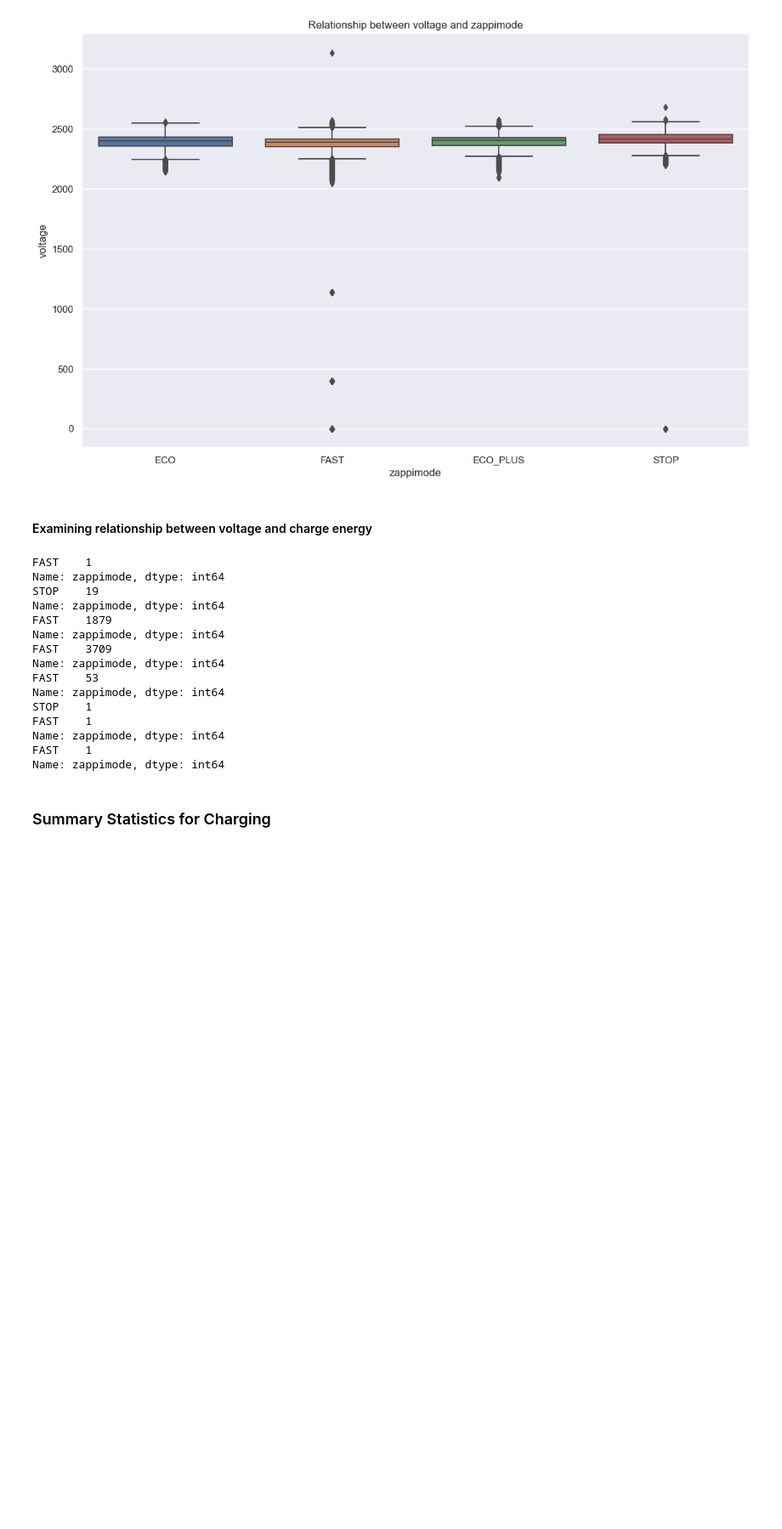
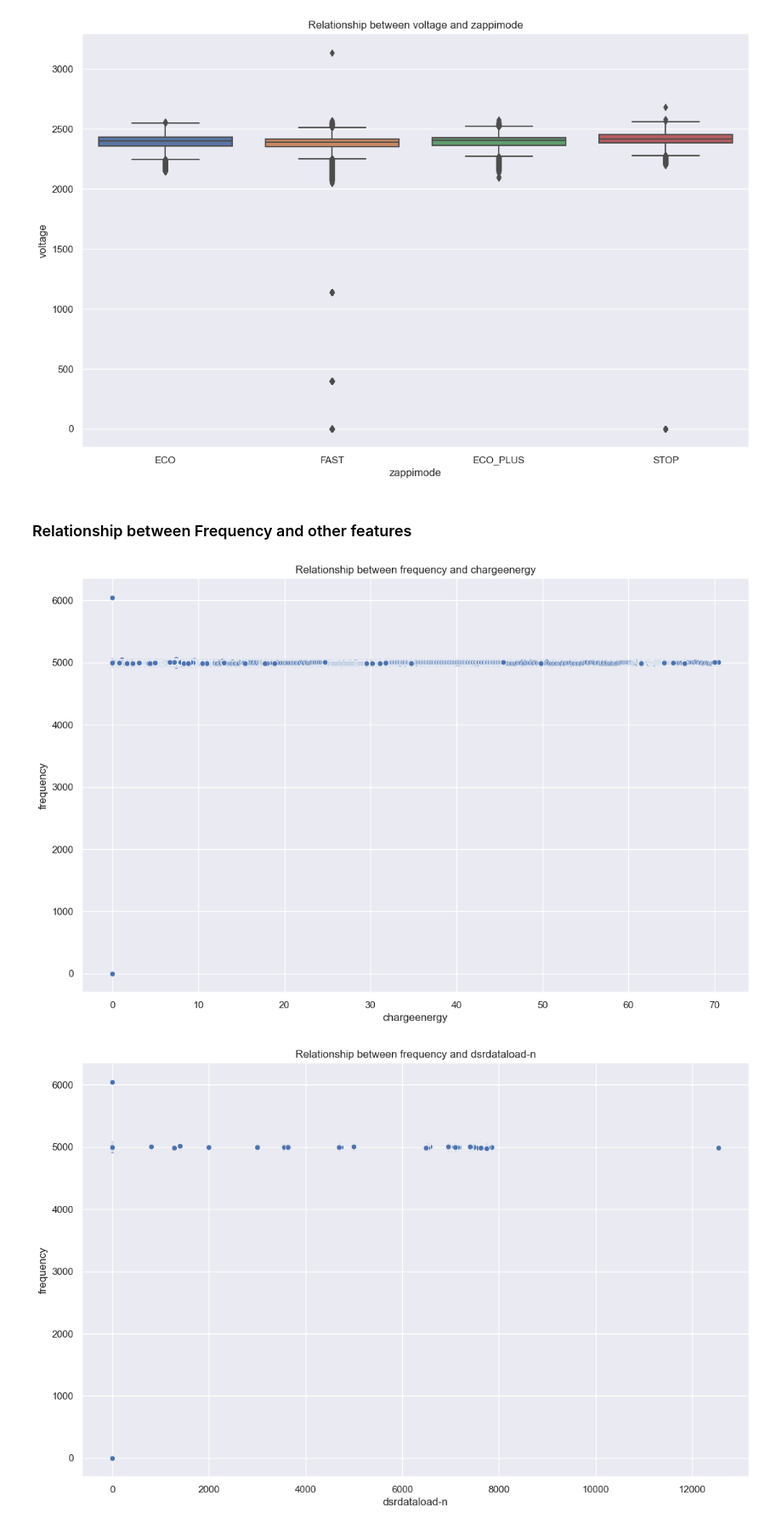
Before and after one commit to Clement-Quaye/EV-Analysis-and-the-Energy-Transition, a Jupyter notebook: Models/EV_Data-EDA.ipynb, the cells around one changed output. Shown at 85% size. Drawn from its saved outputs; the diff is of its cells as text; code cells hidden in the pictures; blank space fills up the shorter version.

Commit message:
Examine relationship between Voltage & Frequency (respectively) and other features

```diff
--- a/Models/EV_Data.ipynb
+++ b/Models/EV_Data-EDA.ipynb
@@ -269,31 +269,14 @@ for combination in itertools.product(list(data_columns), repeat=2):
 [figure]
 [figure]
 [figure]
-# %% [markdown]
-#### Examining relationship between voltage and charge energy
-# %%
-print(data[(data.voltage < 10) & (data.chargeenergy < 2)]['zappimode'].value_counts())
-print(data[(data.voltage == 0) & (data.chargeenergy < 5)]['zappimode'].value_counts())
-print(data[(data.voltage == 0) & (data.chargeenergy > 30)]['zappimode'].value_counts())
-print(data[(data.voltage < 500) & (data.chargeenergy > 50)]['zappimode'].value_counts())
-print(data[(data.voltage < 1500) & (data.chargeenergy == 0)]['zappimode'].value_counts())
-print(data[(data.voltage > 2600) & (data.chargeenergy < 5)]['zappimode'].value_counts())
-print(data[(data.voltage > 3000) & (data.chargeenergy == 0)]['zappimode'].value_counts())
-# %% [output]
-FAST    1
-Name: zappimode, dtype: int64
-STOP    19
-Name: zappimode, dtype: int64
-FAST    1879
-Name: zappimode, dtype: int64
-FAST    3709
-Name: zappimode, dtype: int64
-FAST    53
-Name: zappimode, dtype: int64
-STOP    1
-FAST    1
-Name: zappimode, dtype: int64
-FAST    1
-Name: zappimode, dtype: int64
-# %% [markdown]
-### Summary Statistics for Charging
+# %% [markdown]
+### Relationship between Frequency and other features
+# %%
+for combination in itertools.product(list(data_columns), repeat=2):
+
+    if combination[0] != combination[1]:
+        if combination[0]=='frequency':
+            relationship_check(target=combination[0], other=combination[1])
+# %% [output]
+[figure, added]
+[figure, added]
```
Also changed, not shown: parts of 3 cells of this notebook.
